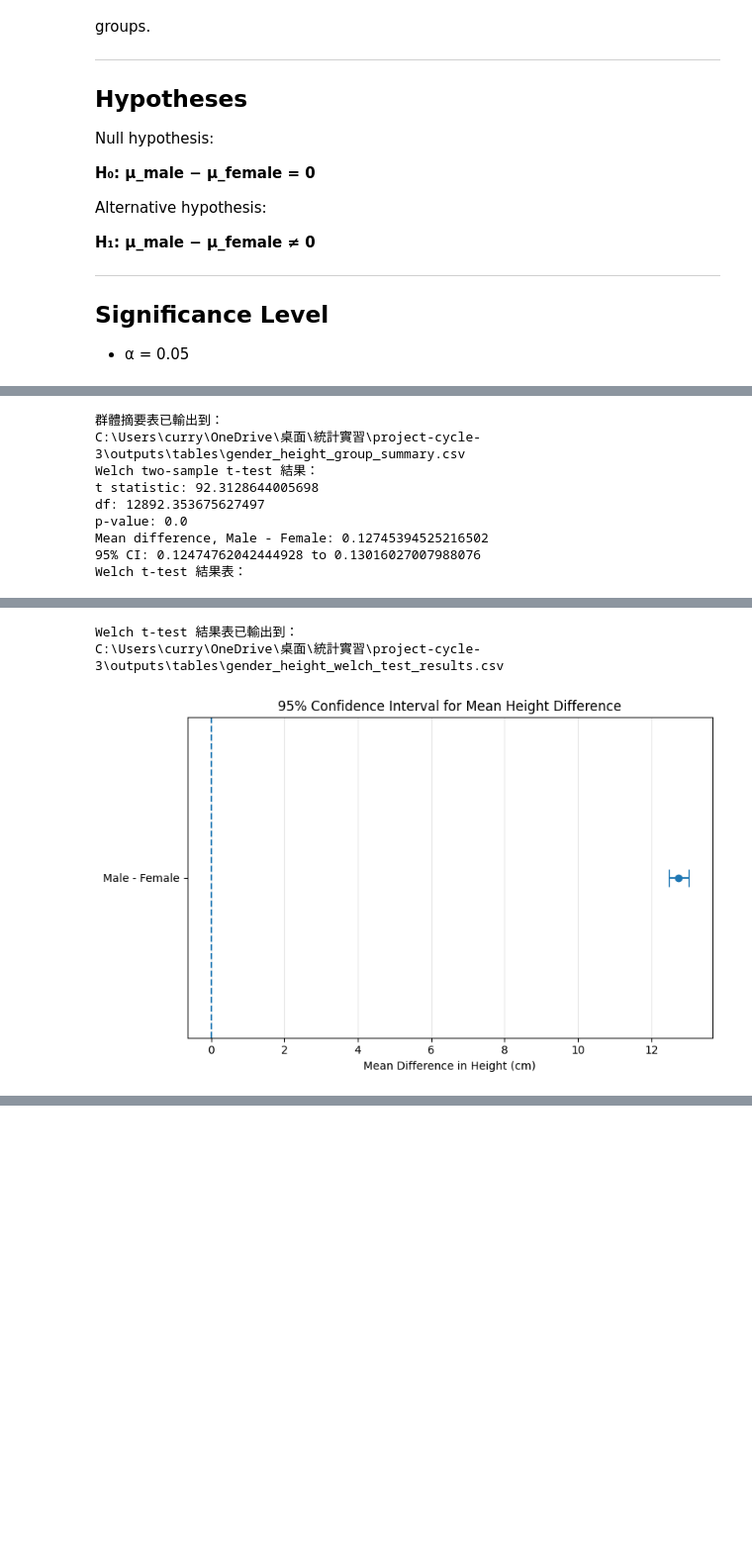
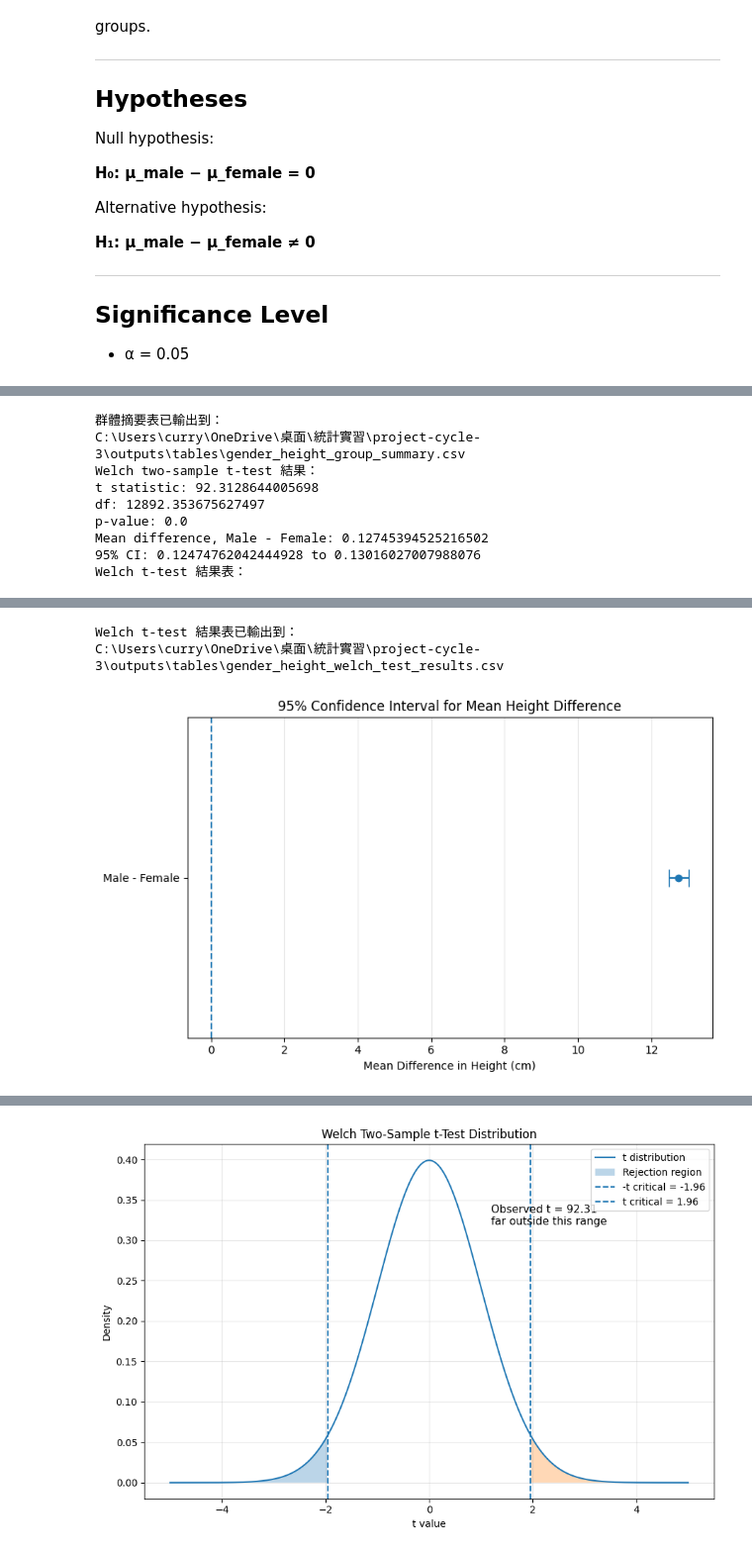
Before and after one commit to jason20041107/2026-Sprint-Stat-2-Cycle-3, a Jupyter notebook: notebook/03_welch_t_test_gender_height.ipynb, the cells around one changed output, grey strips where cells are left out. Shown at 99% size. Drawn from its saved outputs; the diff is of its cells as text; code cells hidden in the pictures; blank space fills up the shorter version.

```diff
--- a/notebook/03_welch_t_test_gender_height.ipynb
+++ b/notebook/03_welch_t_test_gender_height.ipynb
@@ -149,6 +149,7 @@ group_summary.to_csv(group_summary_file, index=False, encoding="utf-8-sig")
 print("群體摘要表已輸出到：")
 print(group_summary_file)
 
+
 # =========================
 # 6. Welch two-sample t-test
 # =========================
@@ -244,6 +245,71 @@ print("信賴區間圖已輸出到：")
 print(ci_plot_file)
 
 # =========================
+# 8b. t-test 分配曲線圖
+# =========================
+
+# 建立 t 分配曲線的 x 軸範圍
+x = np.linspace(-5, 5, 1000)
+
+# 根據 Welch 自由度建立 t 分配的 y 值
+y = stats.t.pdf(x, df_welch)
+
+# t 臨界值
+t_critical_positive = stats.t.ppf(1 - alpha / 2, df_welch)
+t_critical_negative = -t_critical_positive
+
+plt.figure(figsize=(9, 6))
+
+# 畫 t 分配曲線
+plt.plot(x, y, label="t distribution")
+
+# 畫拒絕域
+plt.fill_between(
+    x,
+    y,
+    where=(x <= t_critical_negative),
+    alpha=0.3,
+    label="Rejection region"
+)
+
+plt.fill_between(
+    x,
+    y,
+    where=(x >= t_critical_positive),
+    alpha=0.3
+)
+
+# 畫臨界值線
+plt.axvline(t_critical_negative, linestyle="--", label=f"-t critical = {t_critical_negative:.2f}")
+plt.axvline(t_critical_positive, linestyle="--", label=f"t critical = {t_critical_positive:.2f}")
+
+# 如果 t 值太大，會超出圖的範圍，所以用文字標示
+if -5 <= t_stat <= 5:
+    plt.axvline(t_stat, linestyle="-", label=f"Observed t = {t_stat:.2f}")
+else:
+    plt.text(
+        1.2,
+        max(y) * 0.8,
+        f"Observed t = {t_stat:.2f}\nfar outside this range",
+        fontsize=11
+    )
+
+plt.title("Welch Two-Sample t-Test Distribution")
+plt.xlabel("t value")
+plt.ylabel("Density")
+plt.legend()
+plt.grid(alpha=0.3)
+
+plt.tight_layout()
+
+t_distribution_plot_file = figures_dir / "gender_height_t_distribution_curve.png"
+plt.savefig(t_distribution_plot_file, dpi=300, bbox_inches="tight")
+plt.show()
+
+print("t 檢定分配曲線圖已輸出到：")
+print(t_distribution_plot_file)
+
+# =========================
 # 9. 自動產生文字結論
 # =========================
 
@@ -370,0 +422 @@ C:\Users\curry\OneDrive\桌面\統計實習\project-cycle-3\outputs\summary\gend
+[figure, added]
```
Also changed, not shown: parts of 1 cell of this notebook, 3 other files.
